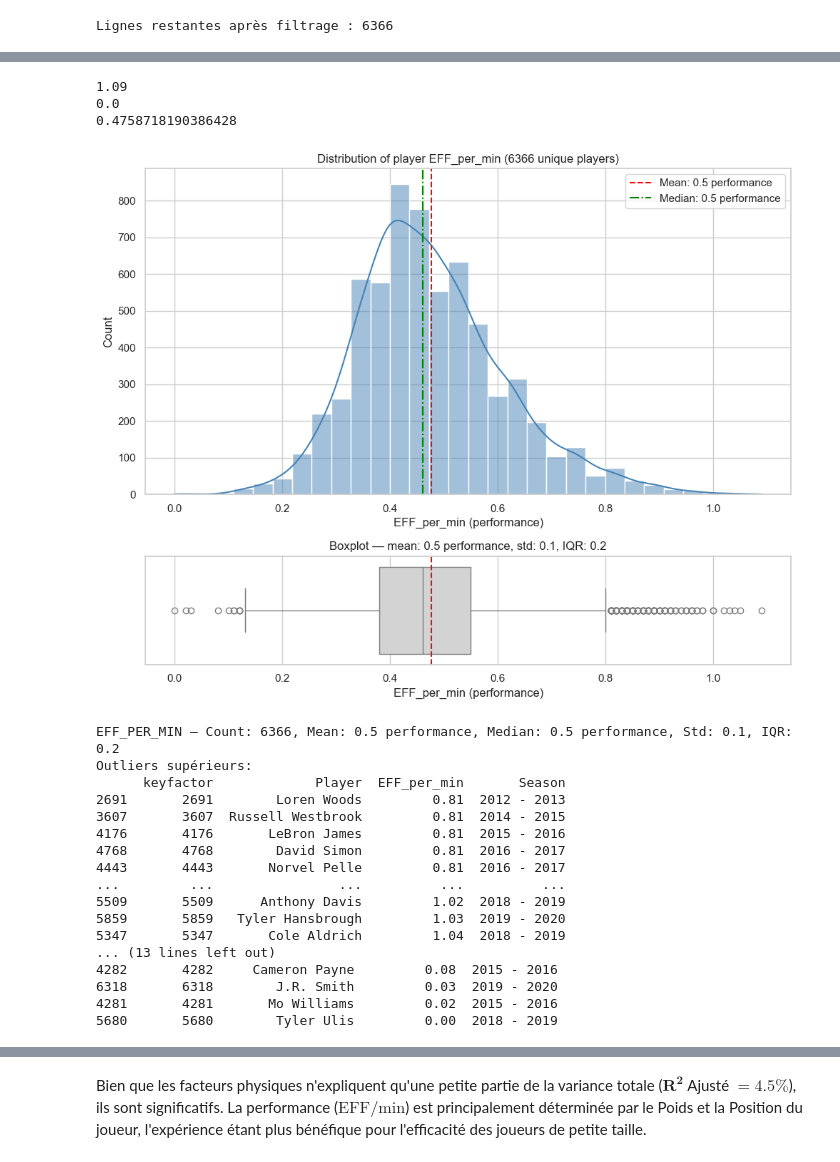
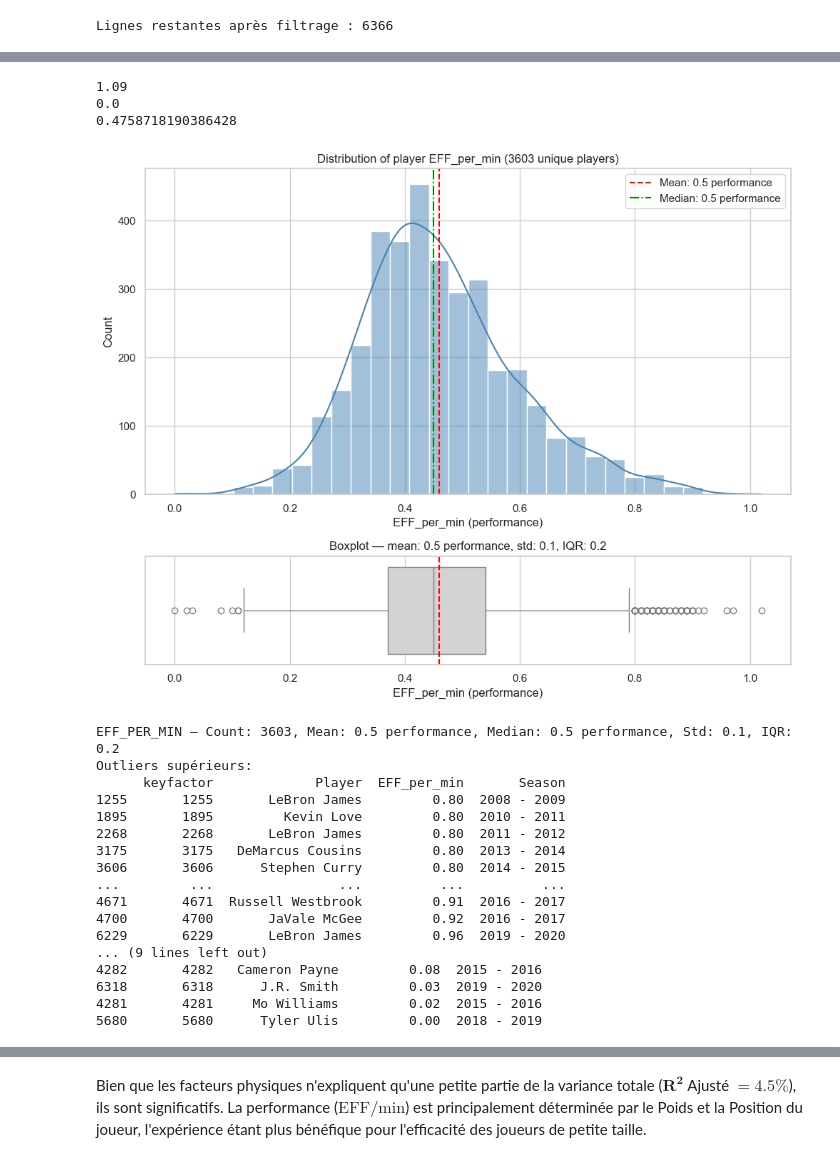
Before and after one commit to Raf-Alb/Data-Science-Group-Q, a Jupyter notebook: Rendu/Projet_Clean_Rendu_JP.ipynb, the cells around one changed output, grey strips where cells are left out. Cells and saved outputs as stored; diff of their text form; code cells hidden in the pictures.

```diff
--- a/Rendu/Projet_Clean_Rendu_JP.ipynb
+++ b/Rendu/Projet_Clean_Rendu_JP.ipynb
@@ -335,31 +337,31 @@ Index: []
 # %%
 # infos on EFF_per_min
 print(merged['EFF_per_min'].max())
 print(merged['EFF_per_min'].min())
 print(merged['EFF_per_min'].mean())
-plot_player_distribution(merged, player_col='keyfactor', value_col='EFF_per_min', unit='performance')
+plot_player_distribution(merged_NBA, player_col='keyfactor', value_col='EFF_per_min', unit='performance')
 # %% [output]
 1.09
 0.0
 0.4758718190386428
-[figure, old version]
+[figure, new version]
-EFF_PER_MIN — Count: 6366, Mean: 0.5 performance, Median: 0.5 performance, Std: 0.1, IQR: 0.2
+EFF_PER_MIN — Count: 3603, Mean: 0.5 performance, Median: 0.5 performance, Std: 0.1, IQR: 0.2
 Outliers supérieurs:
       keyfactor             Player  EFF_per_min       Season
-2691       2691        Loren Woods         0.81  2012 - 2013
-3607       3607  Russell Westbrook         0.81  2014 - 2015
-4176       4176       LeBron James         0.81  2015 - 2016
-4768       4768        David Simon         0.81  2016 - 2017
-4443       4443       Norvel Pelle         0.81  2016 - 2017
+1255       1255       LeBron James         0.80  2008 - 2009
+1895       1895         Kevin Love         0.80  2010 - 2011
+2268       2268       LeBron James         0.80  2011 - 2012
+3175       3175   DeMarcus Cousins         0.80  2013 - 2014
+3606       3606      Stephen Curry         0.80  2014 - 2015
 ...         ...                ...          ...          ...
-5509       5509      Anthony Davis         1.02  2018 - 2019
-5859       5859   Tyler Hansbrough         1.03  2019 - 2020
-5347       5347       Cole Aldrich         1.04  2018 - 2019
-... (13 lines left out)
-4282       4282     Cameron Payne         0.08  2015 - 2016
-6318       6318        J.R. Smith         0.03  2019 - 2020
-4281       4281       Mo Williams         0.02  2015 - 2016
-5680       5680        Tyler Ulis         0.00  2018 - 2019
+4671       4671  Russell Westbrook         0.91  2016 - 2017
+4700       4700       JaVale McGee         0.92  2016 - 2017
+6229       6229       LeBron James         0.96  2019 - 2020
+... (9 lines left out)
+4282       4282   Cameron Payne         0.08  2015 - 2016
+6318       6318      J.R. Smith         0.03  2019 - 2020
+4281       4281     Mo Williams         0.02  2015 - 2016
+5680       5680      Tyler Ulis         0.00  2018 - 2019
 # %%
 # creation of a linear regression function with statsmodels
 def regression_lineaire(df, cible, variables):
```
Also changed, not shown: parts of 11 cells of this notebook, 4 other files.
